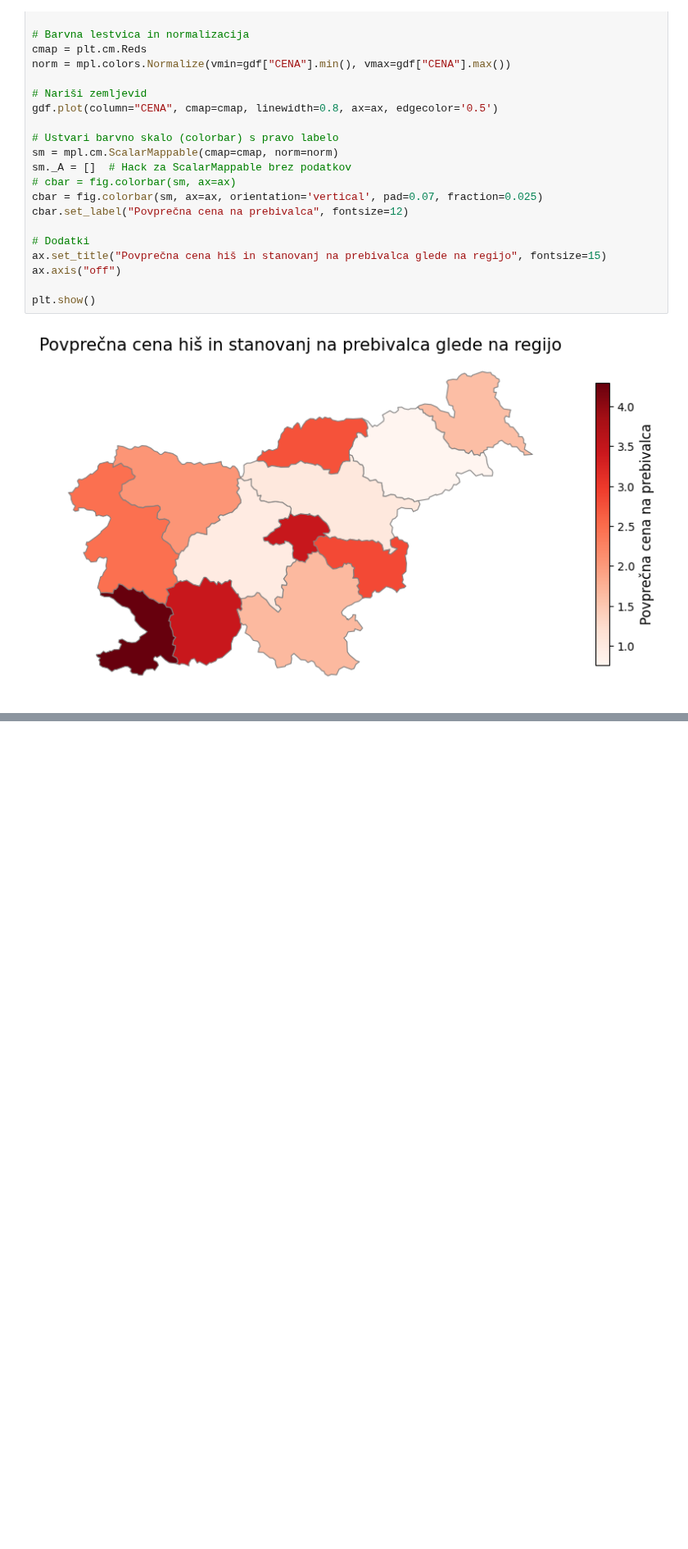
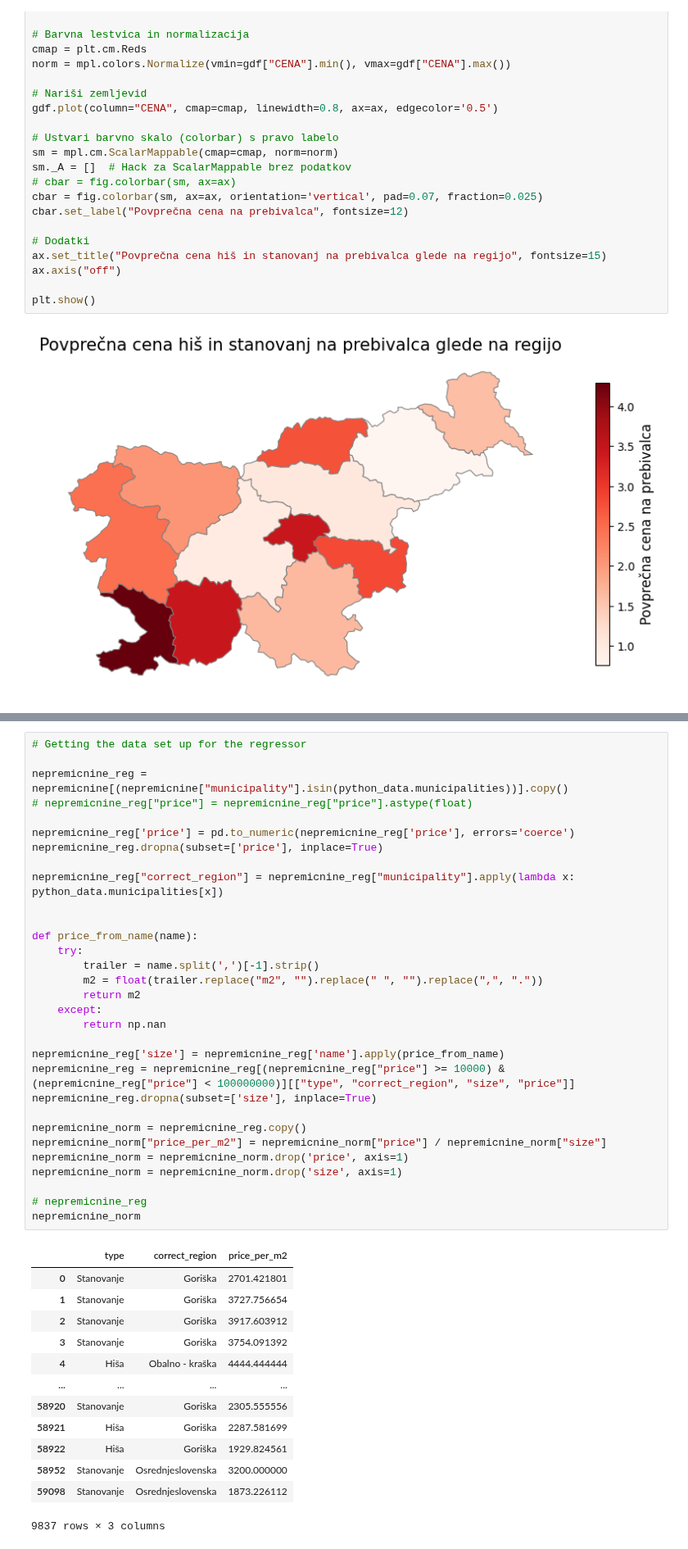
Before and after one commit to tthuma1/PR251, a Jupyter notebook: src/main.ipynb, the cells around one changed output, grey strips where cells are left out. Shown at 82% size. Cells and saved outputs as stored; diff of their text form; blank space fills up the shorter version.

```diff
--- a/src/main.ipynb
+++ b/src/main.ipynb
@@ -251,0 +268,45 @@ plt.show()
+# %%
+# Getting the data set up for the regressor
+
+nepremicnine_reg = nepremicnine[(nepremicnine["municipality"].isin(python_data.municipalities))].copy()
+# nepremicnine_reg["price"] = nepremicnine_reg["price"].astype(float)
+
+nepremicnine_reg['price'] = pd.to_numeric(nepremicnine_reg['price'], errors='coerce')
+nepremicnine_reg.dropna(subset=['price'], inplace=True)
+
+nepremicnine_reg["correct_region"] = nepremicnine_reg["municipality"].apply(lambda x: python_data.municipalities[x])
+
+
+def price_from_name(name):
+    try:
+        trailer = name.split(',')[-1].strip()
+        m2 = float(trailer.replace("m2", "").replace(" ", "").replace(",", "."))
+        return m2
+    except:
+        return np.nan
+
+nepremicnine_reg['size'] = nepremicnine_reg['name'].apply(price_from_name)
+nepremicnine_reg = nepremicnine_reg[(nepremicnine_reg["price"] >= 10000) & (nepremicnine_reg["price"] < 100000000)][["type", "correct_region", "size", "price"]]
+nepremicnine_reg.dropna(subset=['size'], inplace=True)
+
+nepremicnine_norm = nepremicnine_reg.copy()
+nepremicnine_norm["price_per_m2"] = nepremicnine_norm["price"] / nepremicnine_norm["size"]
+nepremicnine_norm = nepremicnine_norm.drop('price', axis=1)
+nepremicnine_norm = nepremicnine_norm.drop('size', axis=1)
+
+# nepremicnine_reg
+nepremicnine_norm
+# %% [output]
+|  | type | correct_region | price_per_m2 |
+| 0 | Stanovanje | Goriška | 2701.421801 |
+| 1 | Stanovanje | Goriška | 3727.756654 |
+| 2 | Stanovanje | Goriška | 3917.603912 |
+| 3 | Stanovanje | Goriška | 3754.091392 |
+| 4 | Hiša | Obalno - kraška | 4444.444444 |
+| ... | ... | ... | ... |
+| 58920 | Stanovanje | Goriška | 2305.555556 |
+| 58921 | Hiša | Goriška | 2287.581699 |
+| 58922 | Hiša | Goriška | 1929.824561 |
+| 58952 | Stanovanje | Osrednjeslovenska | 3200.000000 |
+| 59098 | Stanovanje | Osrednjeslovenska | 1873.226112 |
+9837 rows × 3 columns
```
Also changed, not shown: parts of 10 cells of this notebook.
